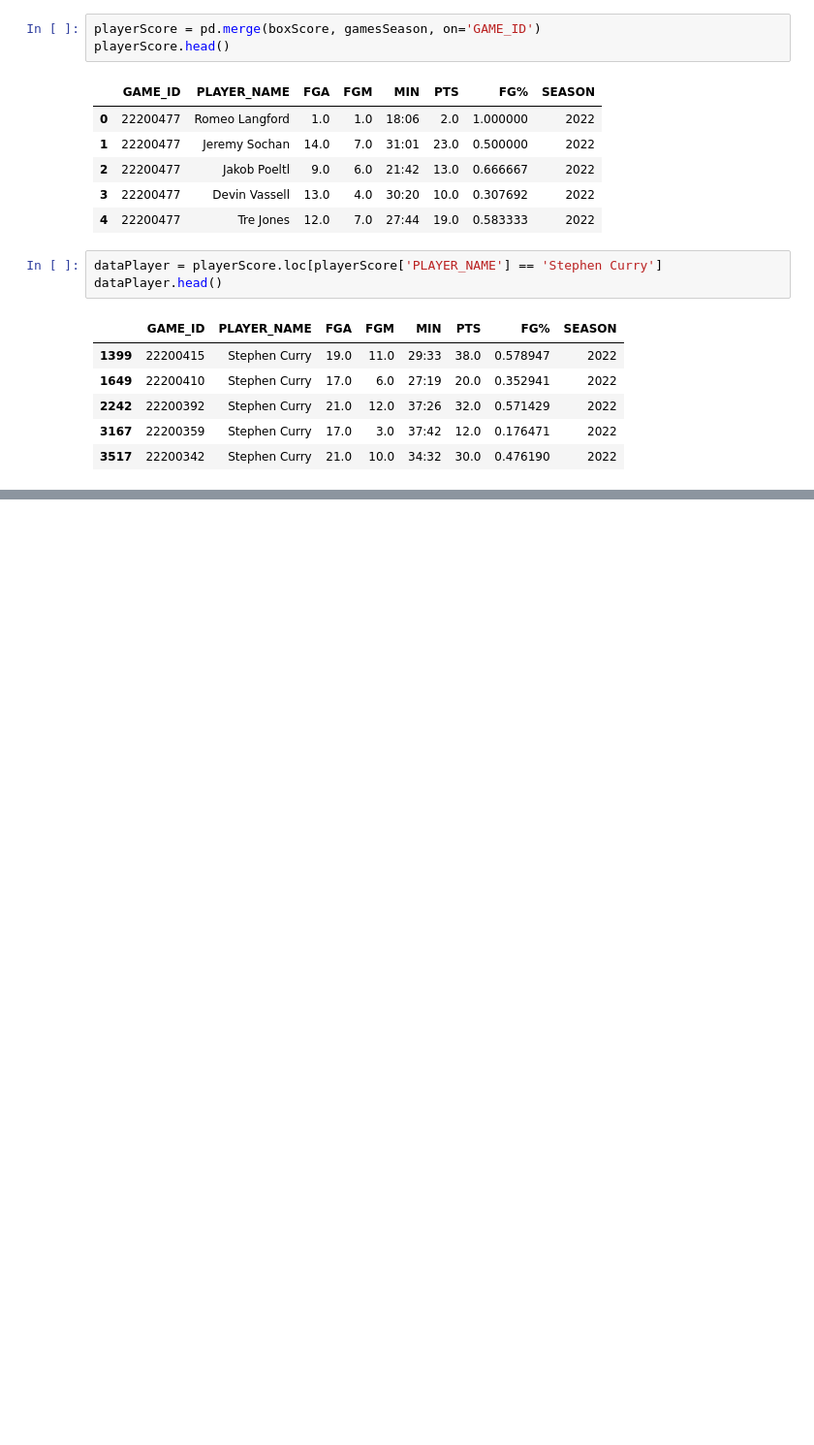
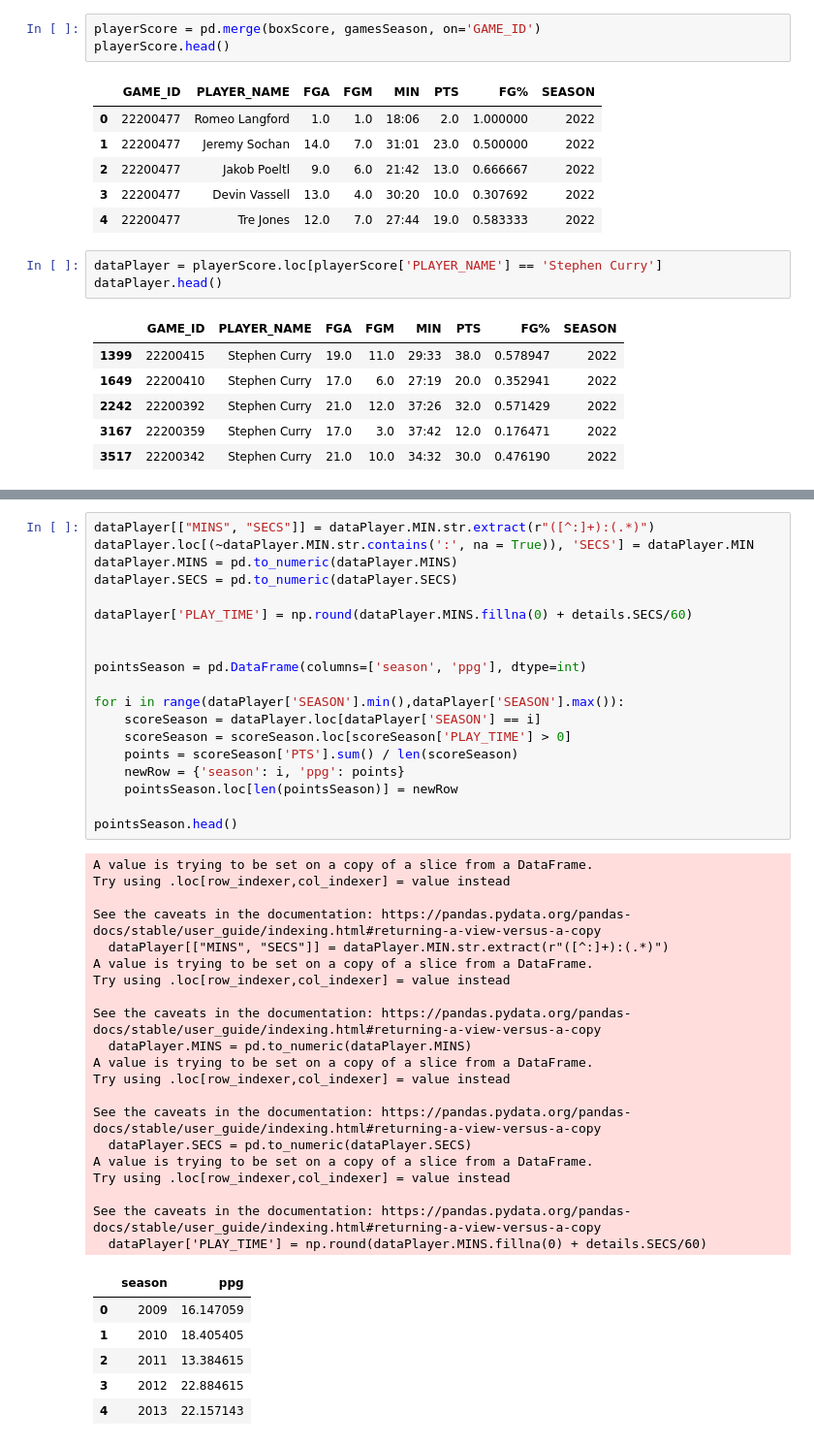
Before and after one commit to gabriel-arrvda/ac2-padroes, a Jupyter notebook: nba.ipynb, the cells around one changed output, grey strips where cells are left out. Shown: that part at 97% size. Drawn from its saved outputs; the diff is of its cells as text; blank space fills up the shorter version.

```diff
--- a/nba.ipynb
+++ b/nba.ipynb
@@ -99,0 +104,46 @@ print(len(dataPlayer))
+# %%
+dataPlayer[["MINS", "SECS"]] = dataPlayer.MIN.str.extract(r"([^:]+):(.*)")
+dataPlayer.loc[(~dataPlayer.MIN.str.contains(':', na = True)), 'SECS'] = dataPlayer.MIN
+dataPlayer.MINS = pd.to_numeric(dataPlayer.MINS)
+dataPlayer.SECS = pd.to_numeric(dataPlayer.SECS)
+
+dataPlayer['PLAY_TIME'] = np.round(dataPlayer.MINS.fillna(0) + details.SECS/60)
+
+
+pointsSeason = pd.DataFrame(columns=['season', 'ppg'], dtype=int)
+
+for i in range(dataPlayer['SEASON'].min(),dataPlayer['SEASON'].max()):
+    scoreSeason = dataPlayer.loc[dataPlayer['SEASON'] == i]
+    scoreSeason = scoreSeason.loc[scoreSeason['PLAY_TIME'] > 0]
+    points = scoreSeason['PTS'].sum() / len(scoreSeason)
+    newRow = {'season': i, 'ppg': points}
+    pointsSeason.loc[len(pointsSeason)] = newRow
+
+pointsSeason.head()
+# %% [output]
+A value is trying to be set on a copy of a slice from a DataFrame.
+Try using .loc[row_indexer,col_indexer] = value instead
+
+See the caveats in the documentation: https://pandas.pydata.org/pandas-docs/stable/user_guide/indexing.html#returning-a-view-versus-a-copy
+  dataPlayer[["MINS", "SECS"]] = dataPlayer.MIN.str.extract(r"([^:]+):(.*)")
+A value is trying to be set on a copy of a slice from a DataFrame.
+Try using .loc[row_indexer,col_indexer] = value instead
+
+See the caveats in the documentation: https://pandas.pydata.org/pandas-docs/stable/user_guide/indexing.html#returning-a-view-versus-a-copy
+  dataPlayer.MINS = pd.to_numeric(dataPlayer.MINS)
+A value is trying to be set on a copy of a slice from a DataFrame.
+Try using .loc[row_indexer,col_indexer] = value instead
+
+See the caveats in the documentation: https://pandas.pydata.org/pandas-docs/stable/user_guide/indexing.html#returning-a-view-versus-a-copy
+  dataPlayer.SECS = pd.to_numeric(dataPlayer.SECS)
+A value is trying to be set on a copy of a slice from a DataFrame.
+Try using .loc[row_indexer,col_indexer] = value instead
+
+See the caveats in the documentation: https://pandas.pydata.org/pandas-docs/stable/user_guide/indexing.html#returning-a-view-versus-a-copy
+  dataPlayer['PLAY_TIME'] = np.round(dataPlayer.MINS.fillna(0) + details.SECS/60)
+|  | season | ppg |
+| 0 | 2009 | 16.147059 |
+| 1 | 2010 | 18.405405 |
+| 2 | 2011 | 13.384615 |
+| 3 | 2012 | 22.884615 |
+| 4 | 2013 | 22.157143 |
```
Also changed, not shown: parts of 4 cells of this notebook.
